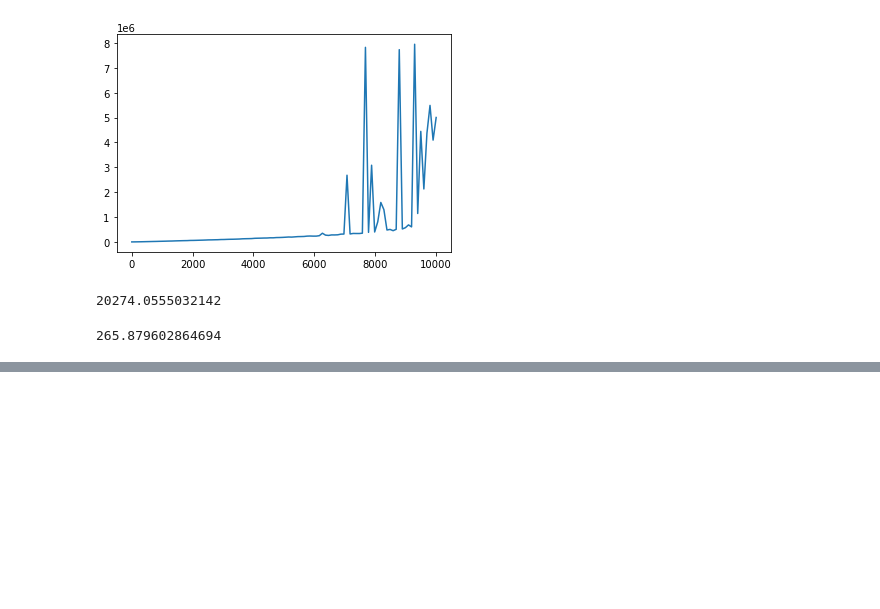
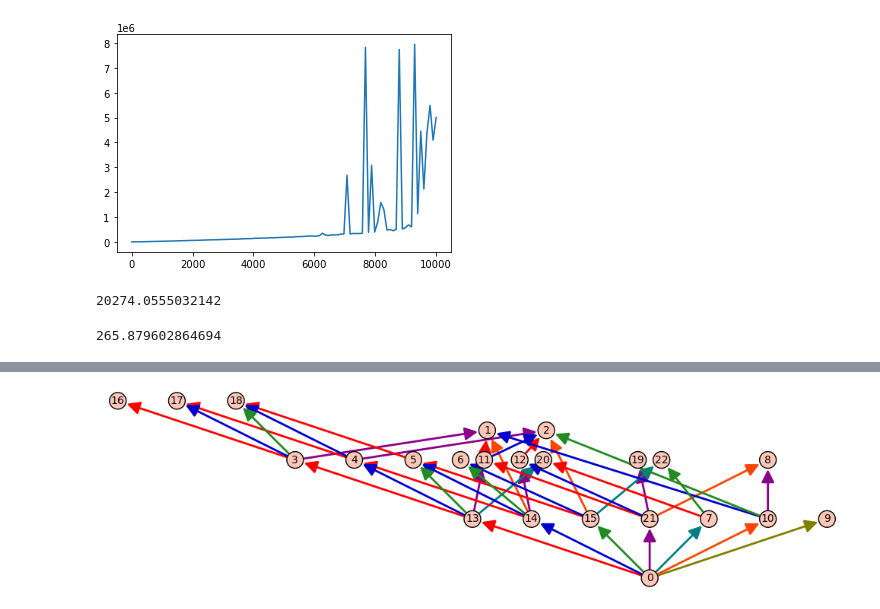
Before and after one commit to smoralesduarte/randnumsgps, a Jupyter notebook: erdossmgps.ipynb, the cells around one changed output, grey strips where cells are left out. Saved outputs shown, nothing was run; the diff lists cells and outputs as text; code cells hidden in the pictures; blank space fills up the shorter version.

```diff
--- a/erdossmgps.ipynb
+++ b/erdossmgps.ipynb
@@ -300,0 +361,4 @@ print(sum.n())
+# %%
+PlotKunzPoset(test.gens)
+# %% [output]
+[figure, added]
```
Also changed, not shown: parts of 9 cells of this notebook.
